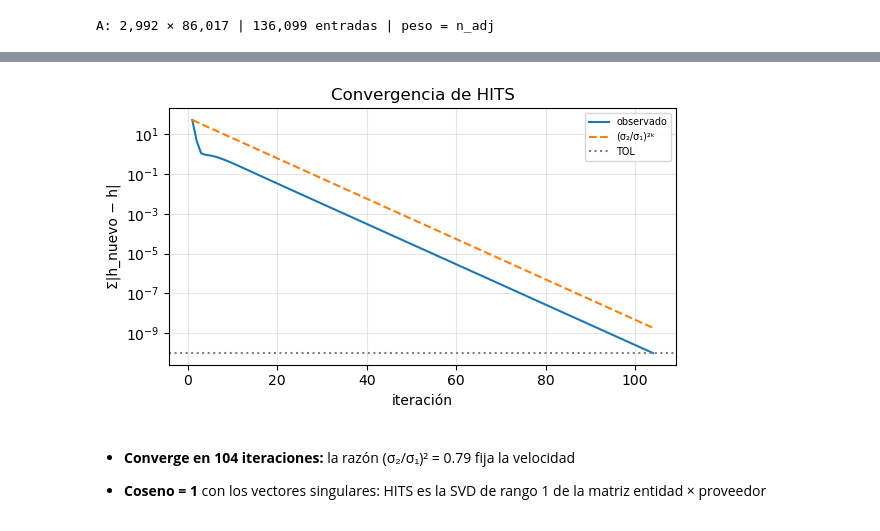
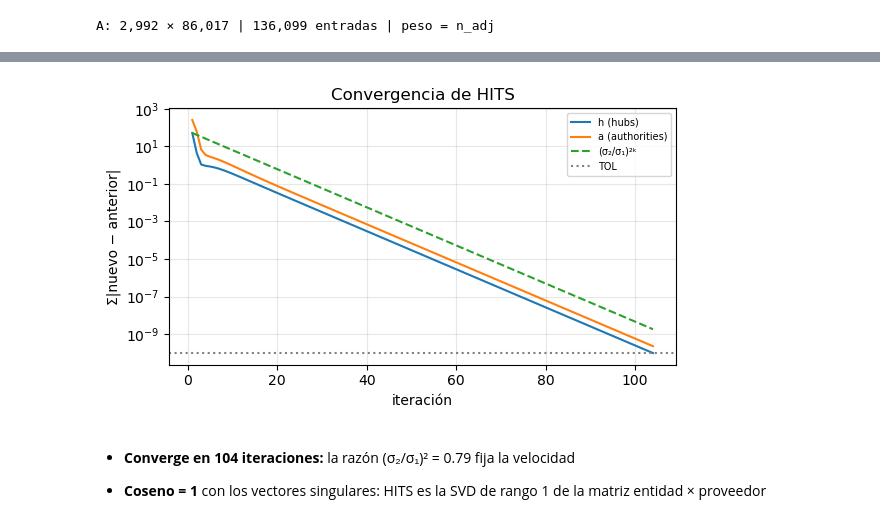
Before and after one commit to paolovasquezg/dm-proj2, a Jupyter notebook: 04_PageRank/c_hits.ipynb, the cells around one changed output, grey strips where cells are left out. Cells and saved outputs as stored; diff of their text form; code cells hidden in the pictures.

```diff
--- a/04_PageRank/c_hits.ipynb
+++ b/04_PageRank/c_hits.ipynb
@@ -75,19 +77,22 @@ convergencia
 # %%
 AT_ = A.T.tocsr()
-hh, errs = np.full(A.shape[0], 1 / np.sqrt(A.shape[0])), []
+hh, aa_ant = np.full(A.shape[0], 1 / np.sqrt(A.shape[0])), np.full(A.shape[1], 1 / np.sqrt(A.shape[1]))
+errs, errs_a = [], []
 for _ in range(k_h):
     aa = AT_ @ hh; aa /= np.linalg.norm(aa)
     hn = A @ aa; hn /= np.linalg.norm(hn)
-    errs.append(np.abs(hn - hh).sum()); hh = hn
+    errs.append(np.abs(hn - hh).sum()); errs_a.append(np.abs(aa - aa_ant).sum())
+    hh, aa_ant = hn, aa
 it = np.arange(1, len(errs) + 1)
 fig, ax = plt.subplots(figsize=(6, 3.5))
-ax.semilogy(it, errs, label="observado")
+ax.semilogy(it, errs, label="h (hubs)")
+ax.semilogy(it, errs_a, label="a (authorities)")
 ax.semilogy(it, errs[0] * (s2 / s1) ** (2 * (it - 1)), "--", label="(σ₂/σ₁)²ᵏ")
 ax.axhline(TOL, c="gray", ls=":", label="TOL")
-ax.set(xlabel="iteración", ylabel="Σ|h_nuevo − h|", title="Convergencia de HITS"); ax.legend(fontsize=7)
+ax.set(xlabel="iteración", ylabel="Σ|nuevo − anterior|", title="Convergencia de HITS"); ax.legend(fontsize=7)
 mostrar_fig("convergencia_hits")
 # %% [output]
-[figure, old version]
+[figure, new version]
 # %% [markdown]
 - **Converge en 104 iteraciones:** la razón (σ₂/σ₁)² = 0.79 fija la velocidad
 
```
Also changed, not shown: parts of 9 cells of this notebook, 2 other files.
